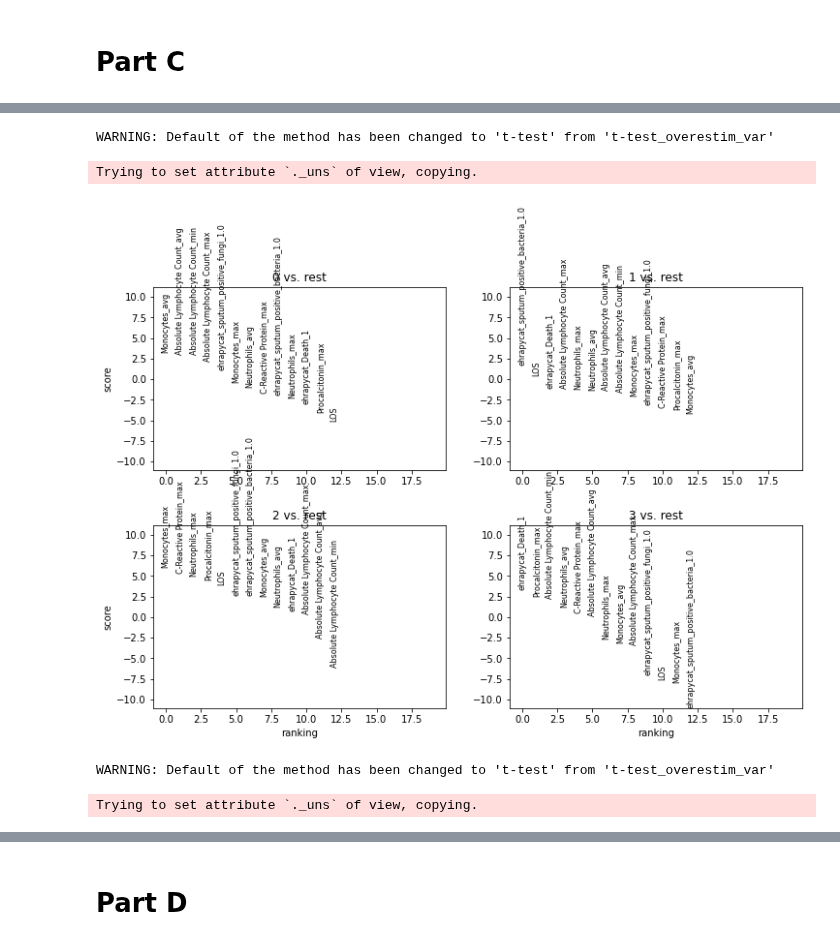
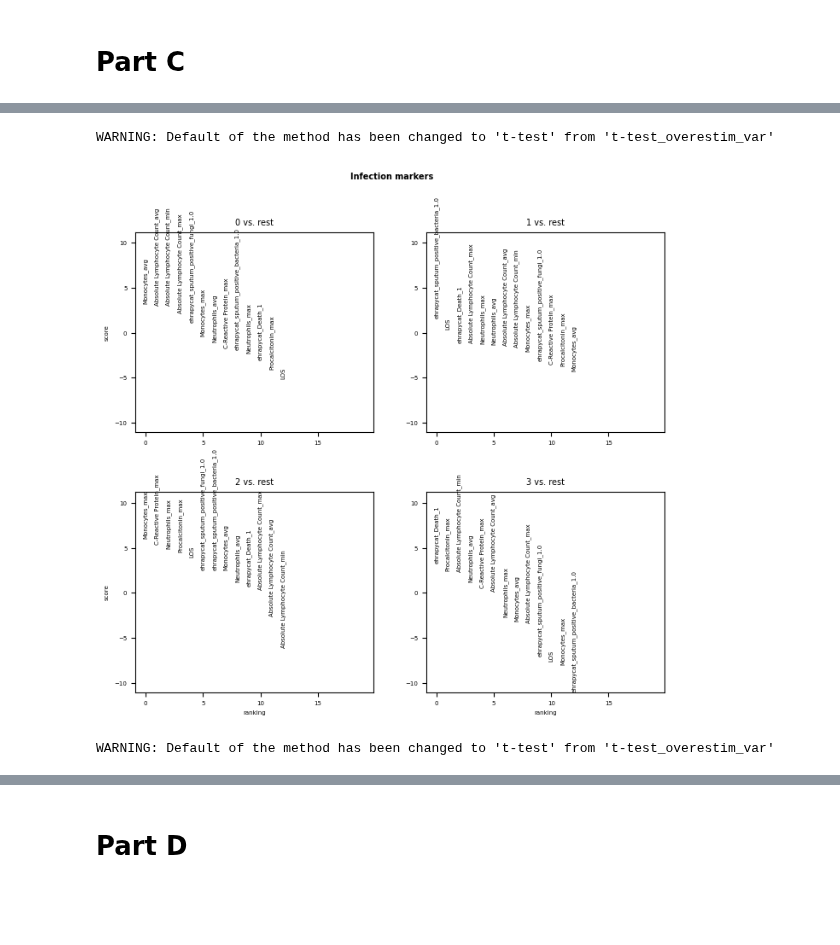
Before and after one commit to theislab/ehrapy-reproducibility, a Jupyter notebook: Figure_3/Figure3_nb.ipynb, the cells around one changed output, grey strips where cells are left out. Drawn from its saved outputs; the diff is of its cells as text; code cells hidden in the pictures; blank space fills up the shorter version.

```diff
--- a/Figure_3/Figure3_nb.ipynb
+++ b/Figure_3/Figure3_nb.ipynb
@@ -62,5 +89,5 @@ WARNING: saving figure to file figures/umapfig2_disease_type.pdf
 # %%
-diagnoses = pd.read_csv("../../V1.1.0/DIAGNOSES_ICD.csv")
+diagnoses = pd.read_csv("/home/thelichking/Desktop/DIAGNOSES_ICD.csv")
 # ICD codes starting with J indicate respiratory diseases
 respiratory_diagnoses = diagnoses[diagnoses['ICD10_CODE_CN'].str.startswith('J')]
 respiratory_icd_codes = {"J00–J06": "Acute upper respiratory infections",
@@ -160,7 +193,7 @@ Feature Excrement_min had more than 55.122950819672134% missing values!
 # %% [markdown]
 # Part C
 # %%
-adata = ep.io.read_h5ad("../../anndata_objects/adata_02_2023_pneumonia_unspecified_rest.h5ad")
+adata = ep.io.read_h5ad("/home/thelichking/Desktop/adata_pneumonia_annotated.h5ad")
 ep.tl.leiden(adata, resolution=0.6, key_added="leiden_0_6")
 ep.pl.umap(adata, color=["leiden_0_6"])
 # %% [output]
@@ -175,11 +208,32 @@ ep.tl.rank_features_groups(pneumonia_adata_subset, groupby="leiden_0_6", layer="
 pneumonia_adata_subset.obs["Death"] = pneumonia_adata_subset.obs["Death"].astype("category")
 # %% [output]
 WARNING: Default of the method has been changed to 't-test' from 't-test_overestim_var'
-Trying to set attribute `._uns` of view, copying.
 # %%
-ep.pl.rank_features_groups(pneumonia_adata_subset,key="rank_features_groups", ncols=2)
+with plt.rc_context({"figure.figsize":(4,3.5)}):
+    ep.pl.rank_features_groups(pneumonia_adata_subset,key="rank_features_groups", ncols=2, fontsize=5, show=False)
+    plt.gcf().suptitle("Infection markers", fontsize=7, fontfamily="helvetica", fontweight="bold")
+    # Manually set the title font size
+    plt.gcf().axes[0].set_title('0 vs. rest', fontsize=7, fontfamily='helvetica')
+    plt.gcf().axes[1].set_title('1 vs. rest', fontsize=7, fontfamily='helvetica')
+    plt.gcf().axes[2].set_title('2 vs. rest', fontsize=7, fontfamily='helvetica')
+    plt.gcf().axes[3].set_title('3 vs. rest', fontsize=7, fontfamily='helvetica')
+
+    font_properties = {'family': 'helvetica', 'size': 5}
+
+    for axis in [0,1,2,3]:
+        for label in plt.gcf().axes[axis].get_xticklabels() + plt.gcf().axes[axis].get_yticklabels():
+            label.set_fontproperties(font_properties)
+
+    plt.gcf().axes[2].set_xlabel('ranking', fontdict=font_properties)
+    plt.gcf().axes[3].set_xlabel('ranking', fontdict=font_properties)
+
+    plt.gcf().axes[0].set_ylabel('score', fontdict=font_properties)
+    plt.gcf().axes[2].set_ylabel('score', fontdict=font_properties)
+
+    plt.savefig("sup_1_infection_markers", bbox_inches='tight', dpi=300)
+    plt.show()
 # %% [output]
-[figure, old version]
+[figure, new version]
 # %%
 liver_vars = ["Cholinesterase_min", "Gamma Glutamyltransferase_max", "Gamma Glutamyltransferase_avg",
                "Alanine Aminotransferase (ALT)_max", "Alanine Aminotransferase (ALT)_avg",
@@ -189,5 +243,4 @@ liver_adata_subset = adata[:, liver_vars]
 ep.tl.rank_features_groups(liver_adata_subset, groupby="leiden_0_6", layer="original_imputed")
 # %% [output]
 WARNING: Default of the method has been changed to 't-test' from 't-test_overestim_var'
-Trying to set attribute `._uns` of view, copying.
 # %%
```
Also changed, not shown: parts of 16 cells of this notebook, 16 other files.
